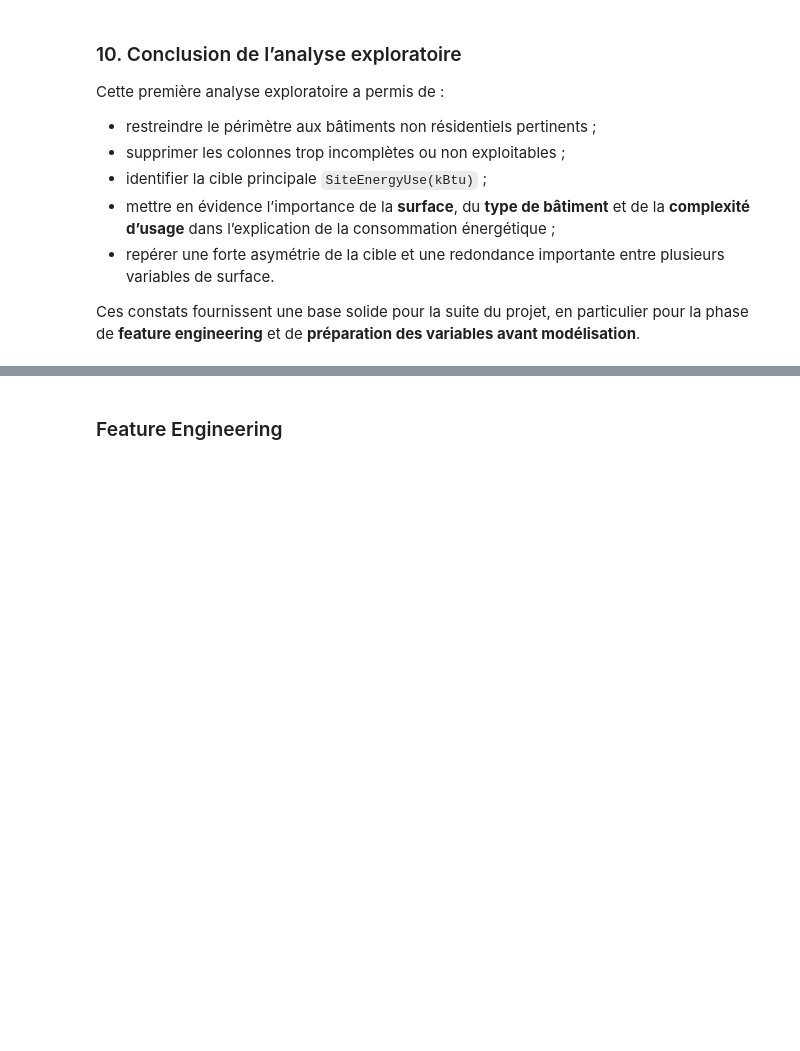
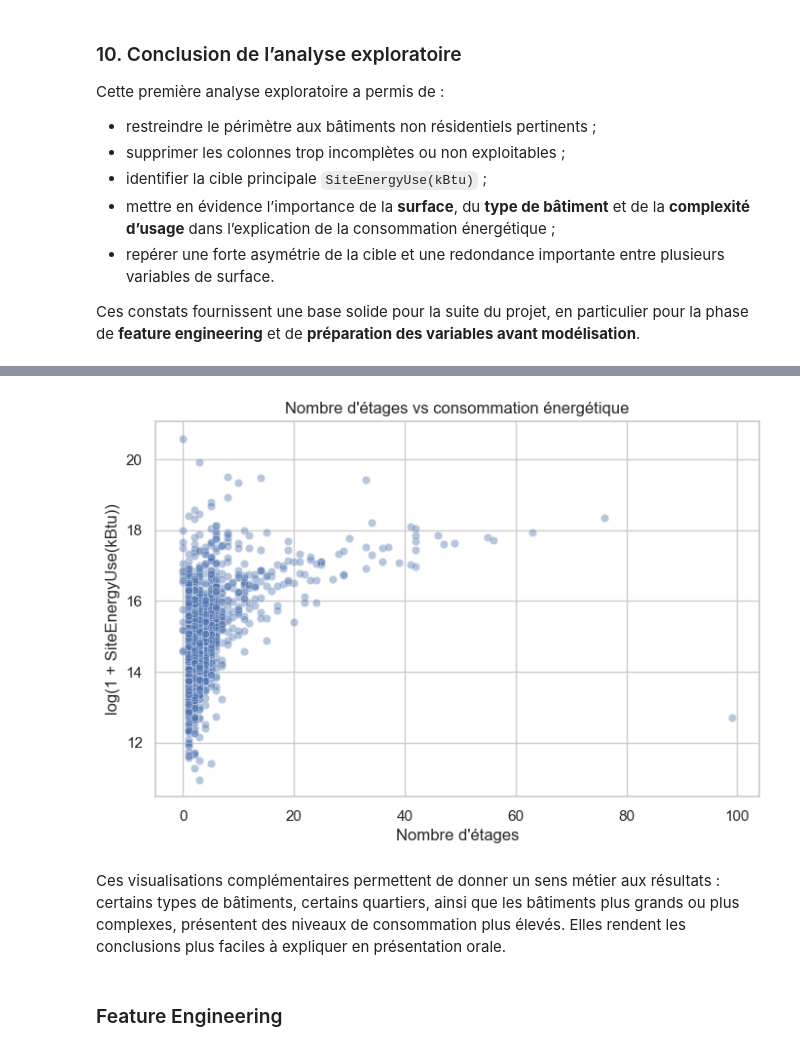
Before and after one commit to aaronsaintroch/seattle-energy-project, a Jupyter notebook: notebooks/P3_Seattle_Energy.ipynb, the cells around one changed output, grey strips where cells are left out. Cells and saved outputs as stored; diff of their text form; code cells hidden in the pictures; blank space fills up the shorter version.

```diff
--- a/notebooks/P3_Seattle_Energy.ipynb
+++ b/notebooks/P3_Seattle_Energy.ipynb
@@ -542,3 +594,20 @@ Ces constats fournissent une base solide pour la suite du projet, en particulier
+# %%
+# 4) Nombre d'étages vs consommation
+plt.figure(figsize=(8, 5))
+sns.scatterplot(
+    data=df,
+    x="NumberofFloors",
+    y=np.log1p(df[target]),
+    alpha=0.4
+)
+plt.title("Nombre d'étages vs consommation énergétique")
+plt.xlabel("Nombre d'étages")
+plt.ylabel(f"log(1 + {target})")
+plt.show()
+# %% [output]
+[figure, added]
+# %% [markdown]
+Ces visualisations complémentaires permettent de donner un sens métier aux résultats : certains types de bâtiments, certains quartiers, ainsi que les bâtiments plus grands ou plus complexes, présentent des niveaux de consommation plus élevés. Elles rendent les conclusions plus faciles à expliquer en présentation orale.
 # %% [markdown]
 ### Feature Engineering
 # %%
```
Also changed, not shown: parts of 38 cells of this notebook, 1 other file.
